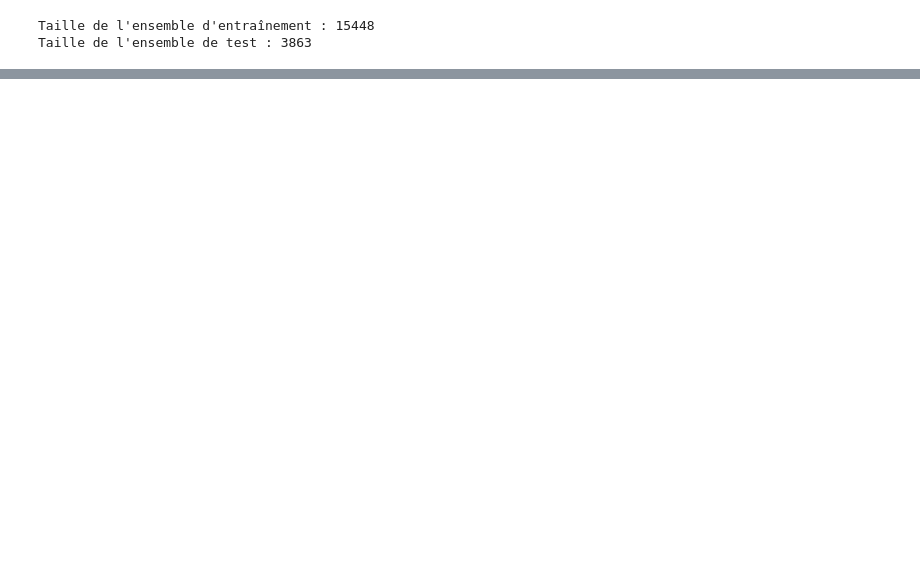
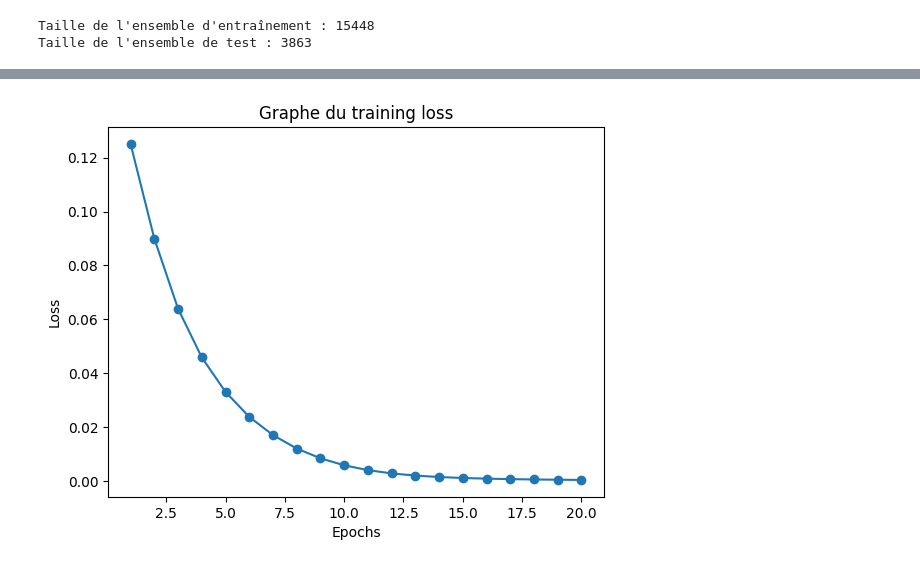
Before and after one commit to Thomas-Hounguevou/Projet_Reseaux_Neurones_DOCHERTY_Ronan_HOUNGUEVOU_Thomas, a Jupyter notebook: Rapport_rx_neurones_DOCHERTY_HOUGUEVOU.ipynb, the cells around one changed output, grey strips where cells are left out. Drawn from its saved outputs; the diff is of its cells as text; code cells hidden in the pictures; blank space fills up the shorter version.

```diff
--- a/Rapport_rx_neurones_DOCHERTY_HOUGUEVOU.ipynb
+++ b/Rapport_rx_neurones_DOCHERTY_HOUGUEVOU.ipynb
@@ -210,8 +210,8 @@ class Transformer(nn.Module):
         trg_vocab_size,
         src_pad_idx,
         trg_pad_idx,
-        embed_size=280,
-        num_layers=7,
+        embed_size=128,
+        num_layers=6,
         forward_expansion=4,
         heads=8,
         dropout=0,
@@ -438,0 +448,7 @@ print(generated_synopses)
+# %%
+epochs = 20
+Losses  =[]
+for epoch in range(epochs):# Entraîner le modèle
+    train_model(model, optimizer, criterion, padded_train_tensors, device,epoch, Losses)
+    # Sauvegarder le model
+    torch.save(model, f'model_epoch_{epoch+1}.pth')
@@ -438,0 +476,16 @@ print(generated_synopses)
+# %%
+import matplotlib.pyplot as plt
+
+Epochs =[1,2,3,4,5,6,7,8,9,10,11,12,13,14,15,16,17,18,19,20]
+# Créer le graphe
+plt.plot(Epochs, Losses, marker='o', linestyle='-')
+
+# Ajouter des labels et un titre
+plt.xlabel('Epochs')
+plt.ylabel('Loss')
+plt.title('Graphe du training loss')
+
+# Afficher le graphe
+plt.show()
+# %% [output]
+[figure, added]
```
Also changed, not shown: parts of 9 cells of this notebook, 2 other files.
